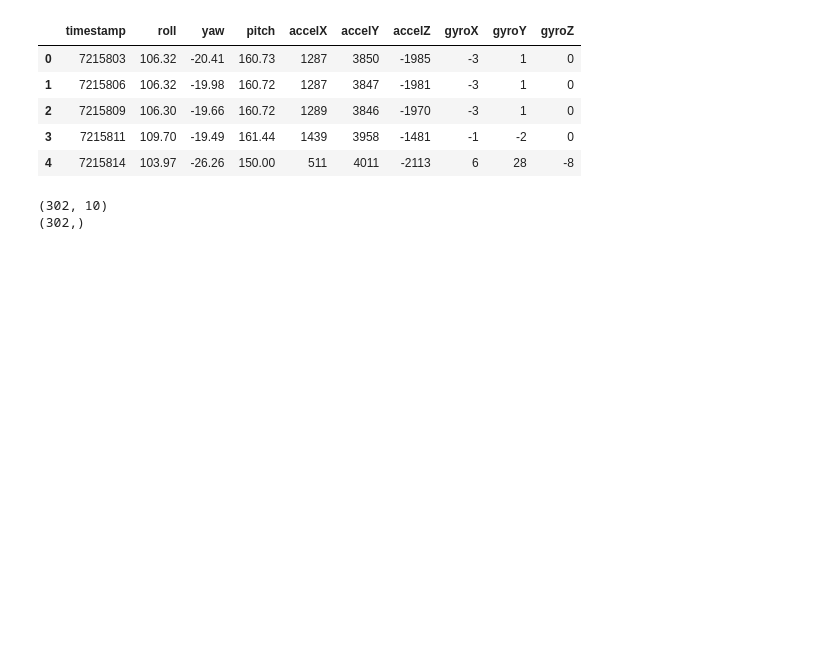
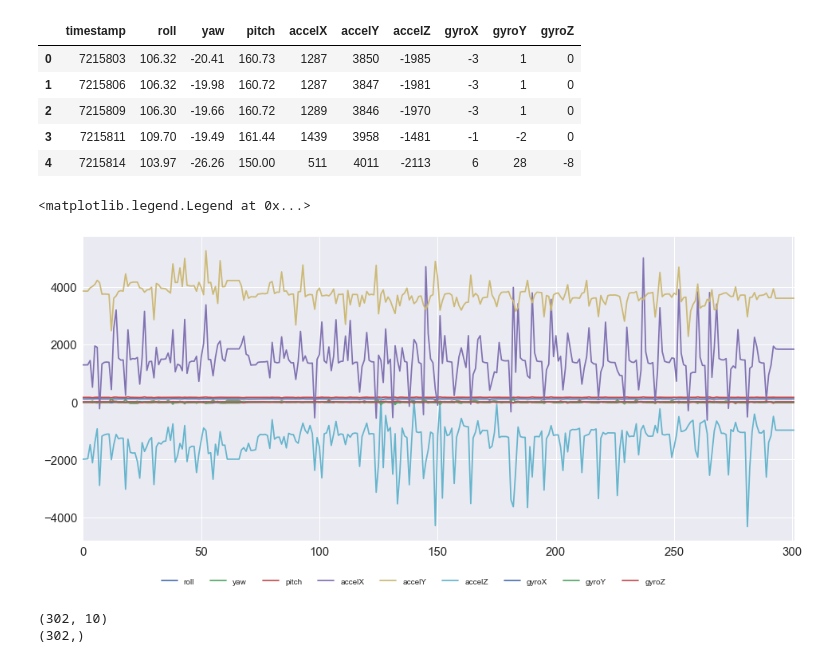
Before and after one commit to yuly830914/iot_Project, a Jupyter notebook: read_mcs.ipynb, the cells around one changed output. Cells and saved outputs as stored; diff of their text form; code cells hidden in the pictures; blank space fills up the shorter version.

Commit message:
test data do preprocessing before prediction

```diff
--- a/read_mcs.ipynb
+++ b/read_mcs.ipynb
@@ -397,8 +389,8 @@ def convertDataToDf(data):
     return df
 # %%
 data = getDataByRef('0001')
-df = convertDataToDf(data)
-df.head()
+df_test = convertDataToDf(data)
+df_test.head()
 # %% [output]
 |  | timestamp | roll | yaw | pitch | accelX | accelY | accelZ | gyroX | gyroY | gyroZ |
 | 0 | 7215803 | 106.32 | -20.41 | 160.73 | 1287 | 3850 | -1985 | -3 | 1 | 0 |
@@ -406,4 +398,13 @@ df.head()
 | 2 | 7215809 | 106.30 | -19.66 | 160.72 | 1289 | 3846 | -1970 | -3 | 1 | 0 |
 | 3 | 7215811 | 109.70 | -19.49 | 161.44 | 1439 | 3958 | -1481 | -1 | -2 | 0 |
 | 4 | 7215814 | 103.97 | -26.26 | 150.00 | 511 | 4011 | -2113 | 6 | 28 | -8 |
+# %%
+# preprocessing
+for x in df_test.iloc[:,1:]:
+    df_test[x] = replace(df_test[x])
+df_test.iloc[:,1:].plot(figsize=(16,7), legend=True, fontsize=15).legend(
+    loc=2, bbox_to_anchor=(0.1, -0.1), fancybox=True, ncol=9)
+# %% [output]
+<matplotlib.legend.Legend at 0x...>
+[figure, added]
 # %%
```
Also changed, not shown: parts of 2 cells of this notebook.
